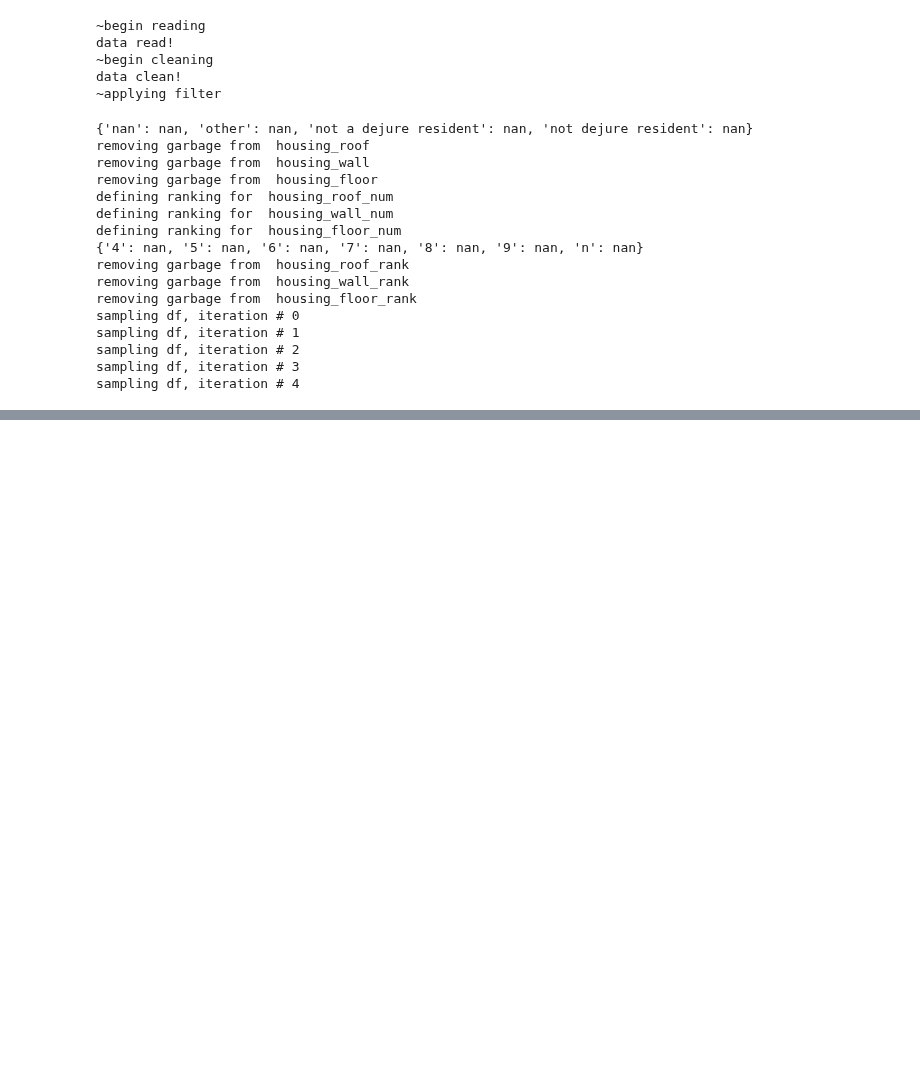
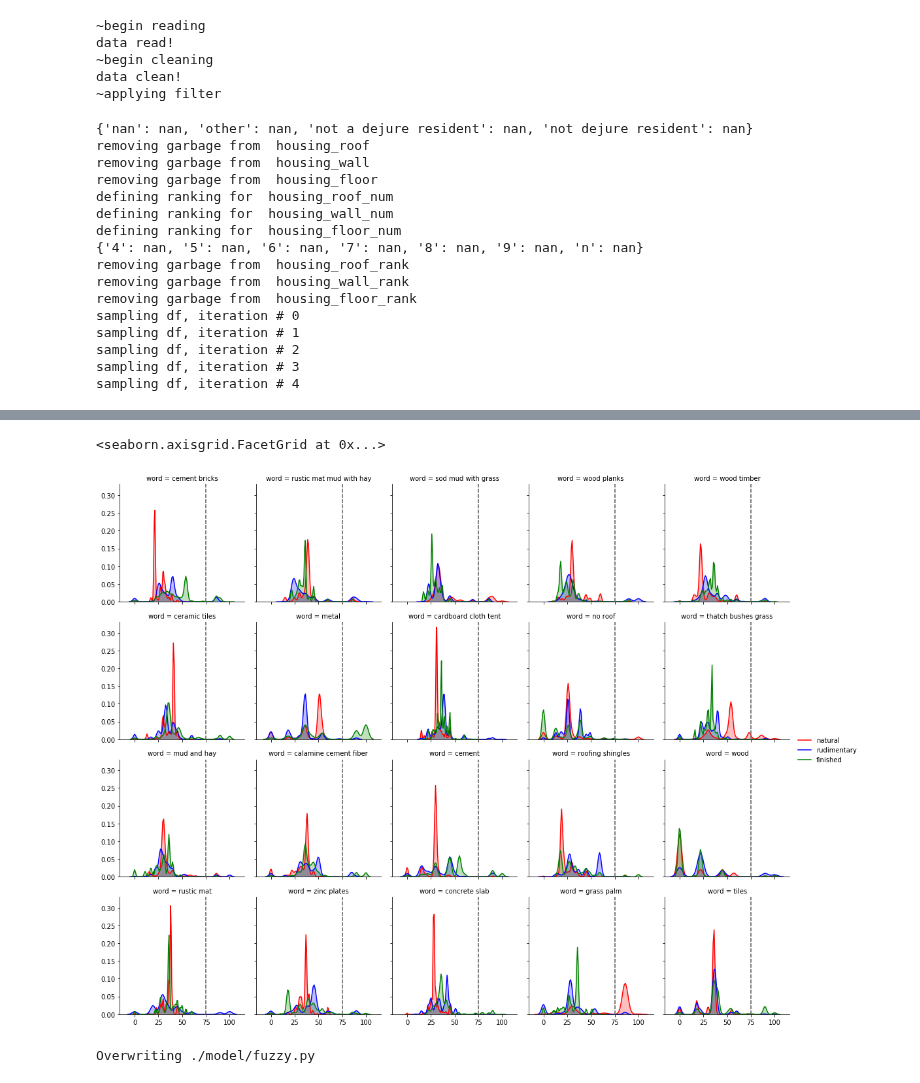
Before and after one commit to rfcai/hpc-housing-quality, a Jupyter notebook: hp_classify/sandbox.ipynb, the cells around one changed output, grey strips where cells are left out. Saved outputs shown, nothing was run; the diff lists cells and outputs as text; code cells hidden in the pictures; blank space fills up the shorter version.

Commit message:
finished the fuzzy prediction module, working on a cross validation master loop for the entire fuzzy suite

```diff
--- a/hp_classify/sandbox.ipynb
+++ b/hp_classify/sandbox.ipynb
@@ -58,6 +62,6 @@ sampling df, iteration # 4
 # %%
 str_list, idk_strings = fz.build_corpus(train_list[1], 'housing_roof', 'housing_roof_rank', ['1', '2', '3'])
-distrib = fz.fuzzy_scan(idk_strings[0:20], str_list)
+distrib = fz.fuzzy_scan(idk_strings, str_list)
 # %% [output]
 building corpus for rank # 1
 building corpus for rank # 2
@@ -80,5 +84,9 @@ HBox(children=(IntProgress(value=0, description='inner loop', max=44610, style=P
 # %%
-fuzzy_density(distrib, 'word',
-              ['natural', 'rudimentary', 'finished'],
-              color_list={'natural':'r', 'rudimentary':'b', 'finished':'g'},
-              cutoff=75)
+#plot results
+fz.fuzzy_density(distrib, 'word',
+                 ['natural', 'rudimentary', 'finished'],
+                 color_list={'natural':'r', 'rudimentary':'b', 'finished':'g'},
+                 cutoff=75)
+# %% [output]
+<seaborn.axisgrid.FacetGrid at 0x...>
+[figure, added]
@@ -174,6 +241,16 @@ def fuzzy_scan(unknown_list, corpus_list):
 
     return(pd.concat(distrib))
 
+def fuzzy_predict(df, var_list, grouping, cutoff, dictionary):
+
+    #calculate the probability that a classification score exceeds cutoff
+    out = df.groupby(grouping)[var_list].apply(lambda c: (c>cutoff).sum()/len(c))
+
+    #return column w/ max value and map to rank with dictionary
+    out['pred'] = out[var_list].idxmax(axis=1).map(dictionary)
+
+    return(out)
+
 def fuzzy_transform(df, var_list, grouping, fx, stub):
 
     for var in var_list:
@@ -185,7 +262,7 @@ def fuzzy_transform(df, var_list, grouping, fx, stub):
 
     return(df)
 
-def fuzzy_density(df, facet, var_list, color_list, cutoff=None):
+def fuzzy_density(df, facet, var_list, color_list, variant="", cutoff=None):
 
     #import necessary modules
     import pandas as pd
@@ -193,7 +270,7 @@ def fuzzy_density(df, facet, var_list, color_list, cutoff=None):
     import numpy as np
     import seaborn as sns
 
-    g = sns.FacetGrid(distrib, col=facet, col_wrap=5, height=3)
+    g = sns.FacetGrid(df, col=facet, col_wrap=5, height=3)
 
     for var in var_list:
         ('plotting...', var)
@@ -206,6 +283,8 @@ def fuzzy_density(df, facet, var_list, color_list, cutoff=None):
     g = g.add_legend()
 
     return(g)
+# %% [output]
+Overwriting ./model/fuzzy.py
 # %%
 %%file ./prep/prep_cv.py
 
```
Also changed, not shown: parts of 6 cells of this notebook, 2 other files.
